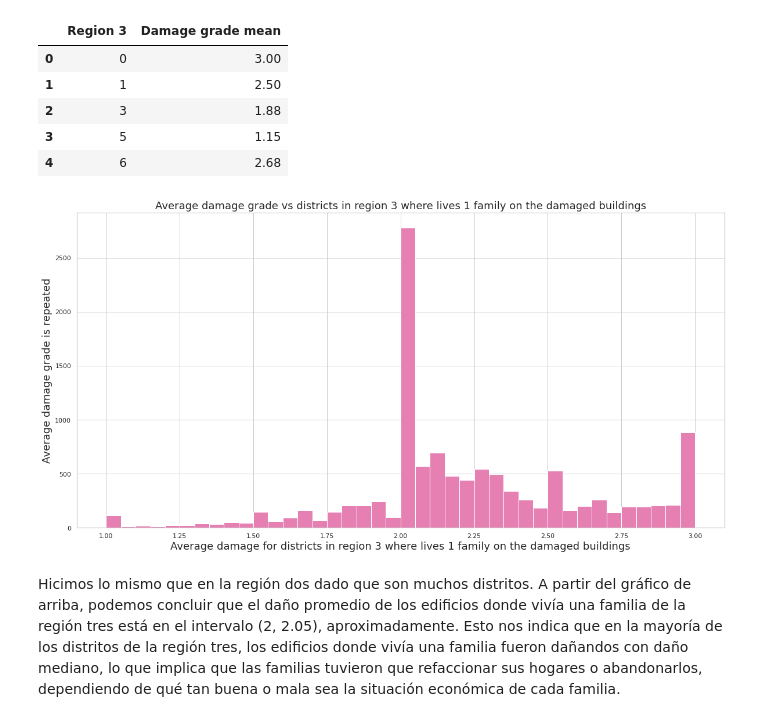
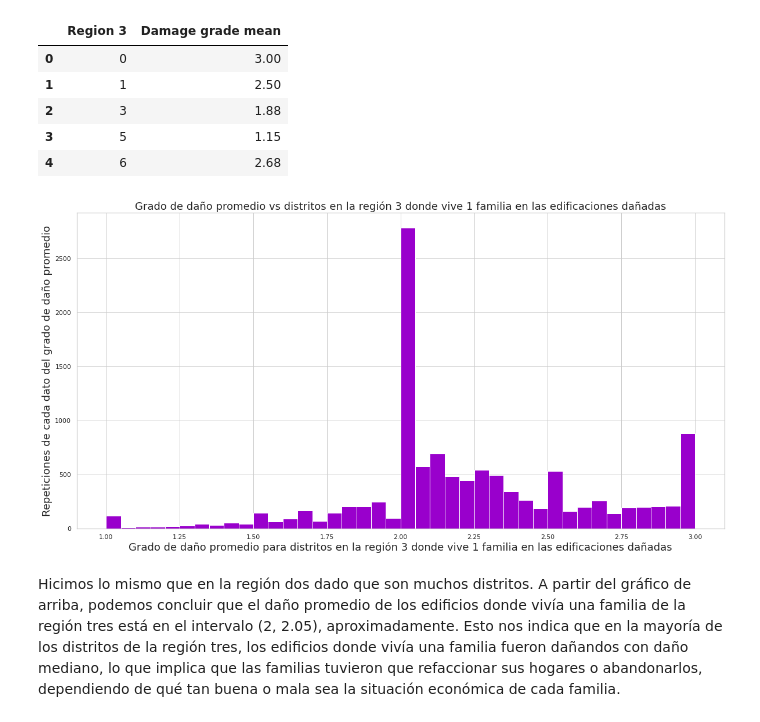
Before and after one commit to rociotarda/TP1---Datos, a Jupyter notebook: analisis_exploratorio_martin.ipynb, the cells around one changed output. Saved outputs shown, nothing was run; the diff lists cells and outputs as text; code cells hidden in the pictures.

```diff
--- a/analisis_exploratorio_martin.ipynb
+++ b/analisis_exploratorio_martin.ipynb
@@ -279,12 +336,12 @@ affected_buildings_where_lives_1_family_region_3.head()
 | 3 | 5 | 1.15 |
 | 4 | 6 | 2.68 |
 # %%
-plot = affected_buildings_where_lives_1_family_region_3['Damage grade mean'].plot.hist(color=(0.9, 0.5, 0.7), bins=40, figsize=(20,10))
-plot.set_title("Average damage grade vs districts in region 3 where lives 1 family on the damaged buildings", fontsize=18)
-plot.set_ylabel("Average damage grade is repeated", fontsize=18);
-plot.set_xlabel("Average damage for districts in region 3 where lives 1 family on the damaged buildings", fontsize=18);
+plot = affected_buildings_where_lives_1_family_region_3['Damage grade mean'].plot.hist(color=(0.6, 0, 0.8), bins=40, figsize=(20,10))
+plot.set_title("Grado de daño promedio vs distritos en la región 3 donde vive 1 familia en las edificaciones dañadas", fontsize=18)
+plot.set_ylabel("Repeticiones de cada dato del grado de daño promedio", fontsize=18);
+plot.set_xlabel("Grado de daño promedio para distritos en la región 3 donde vive 1 familia en las edificaciones dañadas", fontsize=18);
 # %% [output]
-[figure, old version]
+[figure, new version]
 # %% [markdown]
 Hicimos lo mismo que en la región dos dado que son muchos distritos. A partir del gráfico de arriba, podemos concluir que el daño promedio de los edificios donde vivía una familia de la región tres está en el intervalo (2, 2.05), aproximadamente. Esto nos indica que en la mayoría de los distritos de la región tres, los edificios donde vivía una familia fueron dañandos con daño mediano, lo que implica que las familias tuvieron que refaccionar sus hogares o abandonarlos, dependiendo de qué tan buena o mala sea la situación económica de cada familia.
 # %% [markdown]
```
Also changed, not shown: parts of 54 cells of this notebook.
